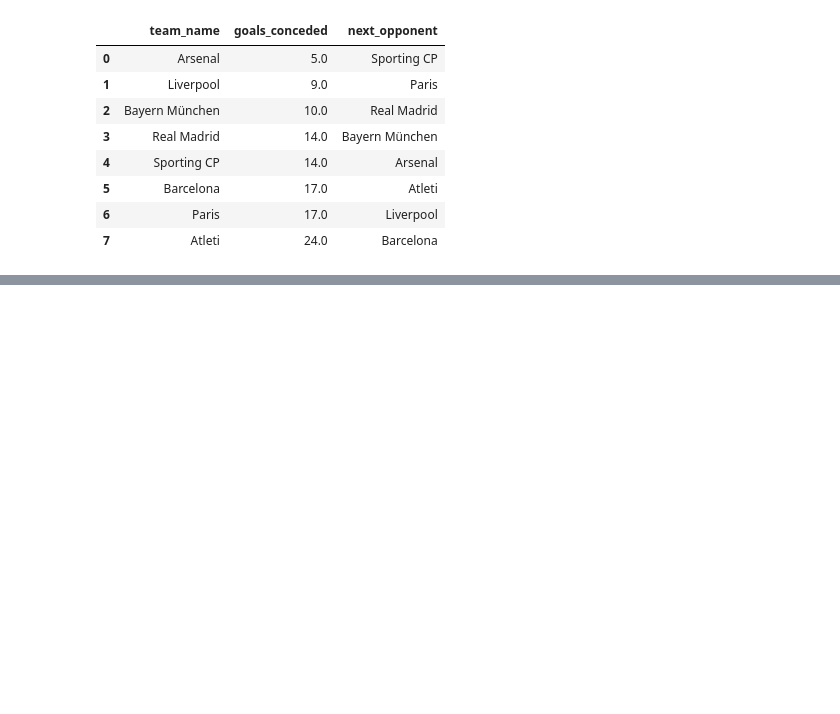
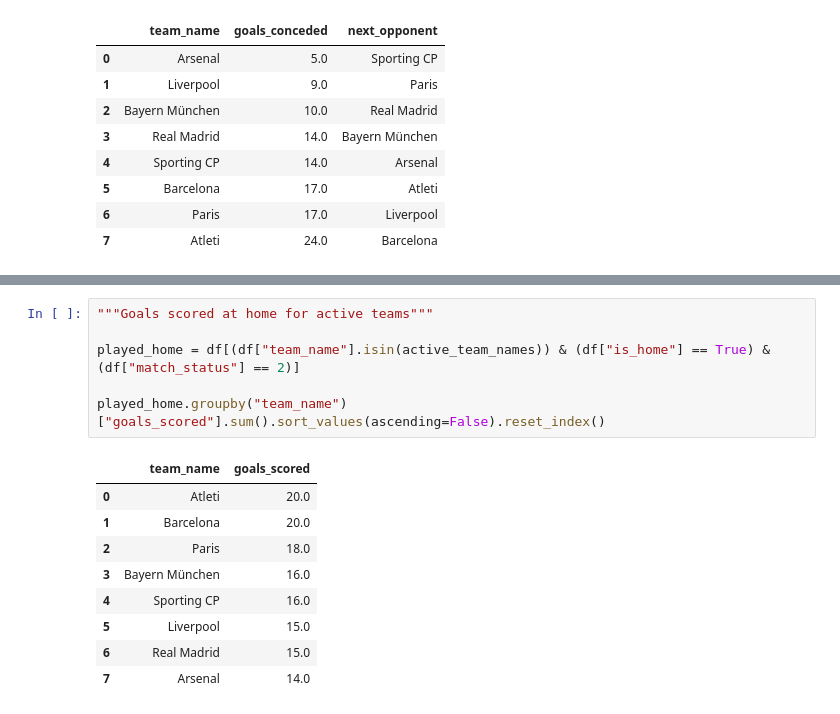
Before and after one commit to edreinoso/fapi_new_backend, a Jupyter notebook: matches_data.ipynb, the cells around one changed output, grey strips where cells are left out. Drawn from its saved outputs; the diff is of its cells as text; blank space fills up the shorter version.

```diff
--- a/matches_data.ipynb
+++ b/matches_data.ipynb
@@ -517,0 +212,16 @@ performance
+# %%
+"""Goals scored at home for active teams"""
+
+played_home = df[(df["team_name"].isin(active_team_names)) & (df["is_home"] == True) & (df["match_status"] == 2)]
+
+played_home.groupby("team_name")["goals_scored"].sum().sort_values(ascending=False).reset_index()
+# %% [output]
+|  | team_name | goals_scored |
+| 0 | Atleti | 20.0 |
+| 1 | Barcelona | 20.0 |
+| 2 | Paris | 18.0 |
+| 3 | Bayern München | 16.0 |
+| 4 | Sporting CP | 16.0 |
+| 5 | Liverpool | 15.0 |
+| 6 | Real Madrid | 15.0 |
+| 7 | Arsenal | 14.0 |
```
Also changed, not shown: parts of 10 cells of this notebook, 2 other files.
